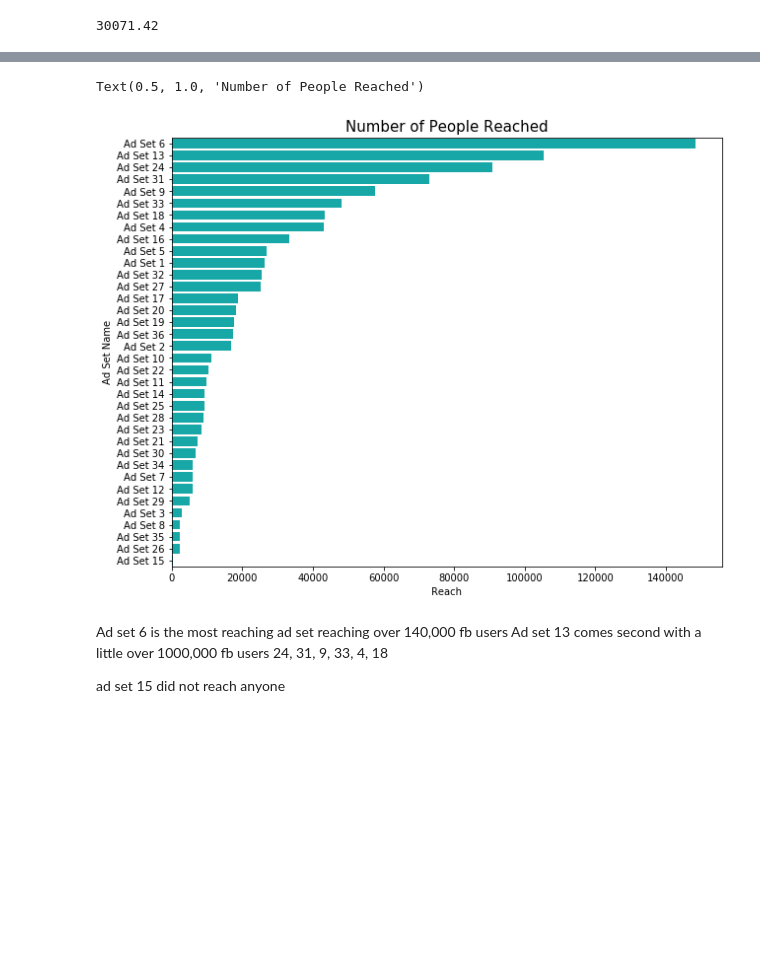
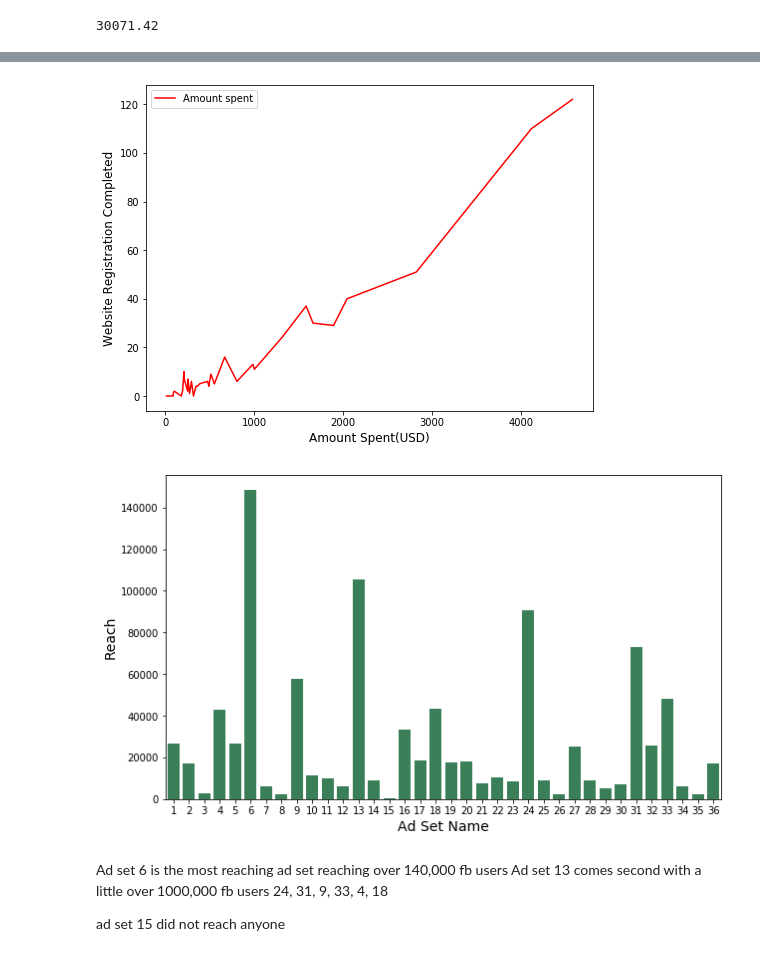
Before and after one commit to Lidetsal/Facebook-Ad-Project, a Jupyter notebook: Untitled.ipynb, the cells around one changed output, grey strips where cells are left out. Saved outputs shown, nothing was run; the diff lists cells and outputs as text; code cells hidden in the pictures; blank space fills up the shorter version.

```diff
--- a/Untitled.ipynb
+++ b/Untitled.ipynb
@@ -46,9 +46,11 @@ from sklearn.linear_model import Lasso, Ridge, LinearRegression
 from sklearn.model_selection import train_test_split
 # %%
 fb_df = pd.read_csv('Analytics___Data_Science_Summer_Associate_Exercise_Data.csv')
+fb_df['Ad Set Name'] = fb_df['Ad Set Name'].str.replace('Ad Set', '')
+fb_df['Ad Set Name'] = fb_df['Ad Set Name'].astype(int)
 
-print(fb_df.shape)
-print(fb_df.isna().sum())
+# print(fb_df.shape)
+# print(fb_df.isna().sum())
 
 fb_df.head(3)
 # %% [output]
@@ -83,12 +66,11 @@ grouped = fb_df.groupby('Ad Set Name')
 grouped = pd.DataFrame(grouped.sum())
 
 
-grouped = grouped.sort_values('Website Leads', ascending=False)
-
-
+grouped = grouped.sort_values('Ad Set Name', ascending=True)
+grouped['Cost per Registration'] = grouped['Amount Spent (USD)']/grouped['Website Registrations Completed']
 
 grouped = grouped.reset_index()
 
-grouped
+grouped.head()
 # %% [output]
 |  | Ad Set Name | Reach | Frequency | Amount Spent (USD) | Impressions | CPM (Cost per 1,000 Impressions) ... | Link Clicks | ... |
@@ -149,11 +107,29 @@ Name: Reach, dtype: float64
+# %%
+plt.figure(figsize=(8,6))
+
+
+sns.lineplot(grouped['Amount Spent (USD)'], grouped['Website Registrations Completed'], color='r',
+             label='Amount spent' )
+
+plt.ylabel('Website Registration Completed', fontsize=12)
+plt.xlabel('Amount Spent(USD)', fontsize=12)
+# plt.xticks(np.arange(0, 3000, step=5000))
+
+legend = plt.legend()
+# %% [output]
+[figure, added]
 # %%
 
-plt.figure(figsize=(10,8))
-sns.barplot(grouped.Reach, grouped['Ad Set Name'], color='c')
-plt.title('Number of People Reached', fontsize=15)
+plt.figure(figsize=(10,6))
+sns.barplot(grouped['Ad Set Name'], grouped.Reach, color='seagreen')
+plt.ylabel('Reach', fontsize=14)
+plt.xlabel('Ad Set Name', fontsize=14)
+
+plt.show()
+
+# plt.title('Number of People Reached', fontsize=15)
 # %% [output]
-Text(0.5, 1.0, 'Number of People Reached')
-[figure, old version]
+[figure, new version]
 # %% [markdown]
 Ad set 6 is the most reaching ad set reaching over 140,000 fb users
 Ad set 13 comes second with a little over 1000,000 fb users
```
Also changed, not shown: parts of 27 cells of this notebook, 1 other file.
